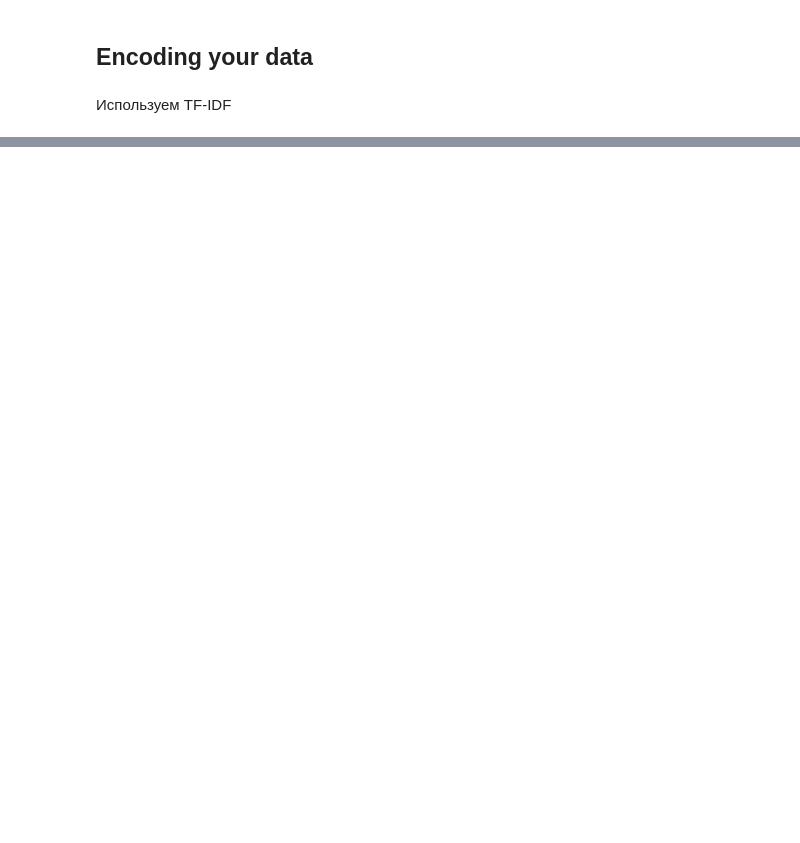
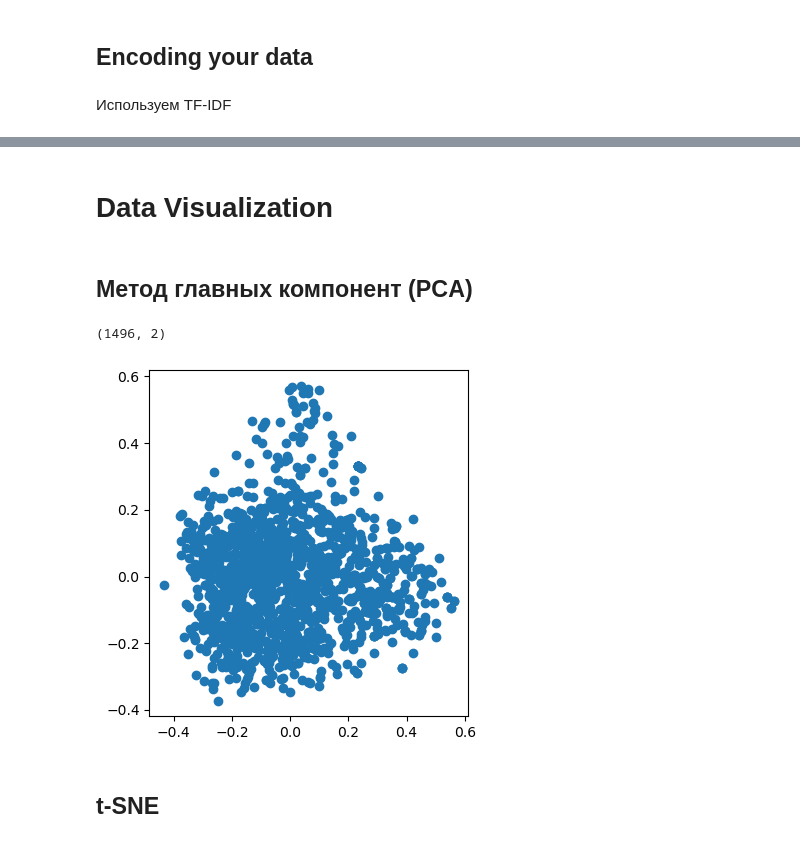
Before and after one commit to JosephFrancisTribbiani/ds, a Jupyter notebook: Recomender_systems/Content based News Recomender System/Content based News Recomender System.ipynb, the cells around one changed output, grey strips where cells are left out. Saved outputs shown, nothing was run; the diff lists cells and outputs as text; code cells hidden in the pictures; blank space fills up the shorter version.

```diff
--- a/Recomender_systems/Content based News Recomender System/Content based News Recomender System.ipynb
+++ b/Recomender_systems/Content based News Recomender System/Content based News Recomender System.ipynb
@@ -34,0 +73,2 @@ display(data.head(2))
+# %%
+data["cleaned_text"] = data["text"].apply(TextCleaner())
@@ -34,0 +77,16 @@ display(data.head(2))
+# %%
+tfidf = TfidfVectorizer(
+    analyzer="word",
+    stop_words="english",
+    max_df=0.8,
+    min_df=0.1,
+    use_idf=True,
+    ngram_range=(1, 3)
+)
+
+tfidf_matrix = tfidf.fit_transform(data["cleaned_text"])
+# %%
+encoded_texts = pd.DataFrame(tfidf_matrix.toarray(), columns=tfidf.get_feature_names())
+
+print(encoded_texts.shape)
+display(encoded_texts.head(3))
@@ -34,0 +100,20 @@ display(data.head(2))
+# %% [markdown]
+# Data Visualization
+# %% [markdown]
+## Метод главных компонент (PCA)
+# %%
+pca = PCA(n_components=2)
+squeezed_data = pca.fit_transform(encoded_texts.values)
+
+print(squeezed_data.shape)
+# %% [output]
+(1496, 2)
+# %%
+fig, ax = plt.subplots(ncols=1, figsize=(4, 4))
+ax.scatter(squeezed_data[:, 0], squeezed_data[:, 1])
+fig.tight_layout()
+fig.show()
+# %% [output]
+[figure, added]
+# %% [markdown]
+## t-SNE
```
Also changed, not shown: parts of 14 cells of this notebook, 1 other file.
